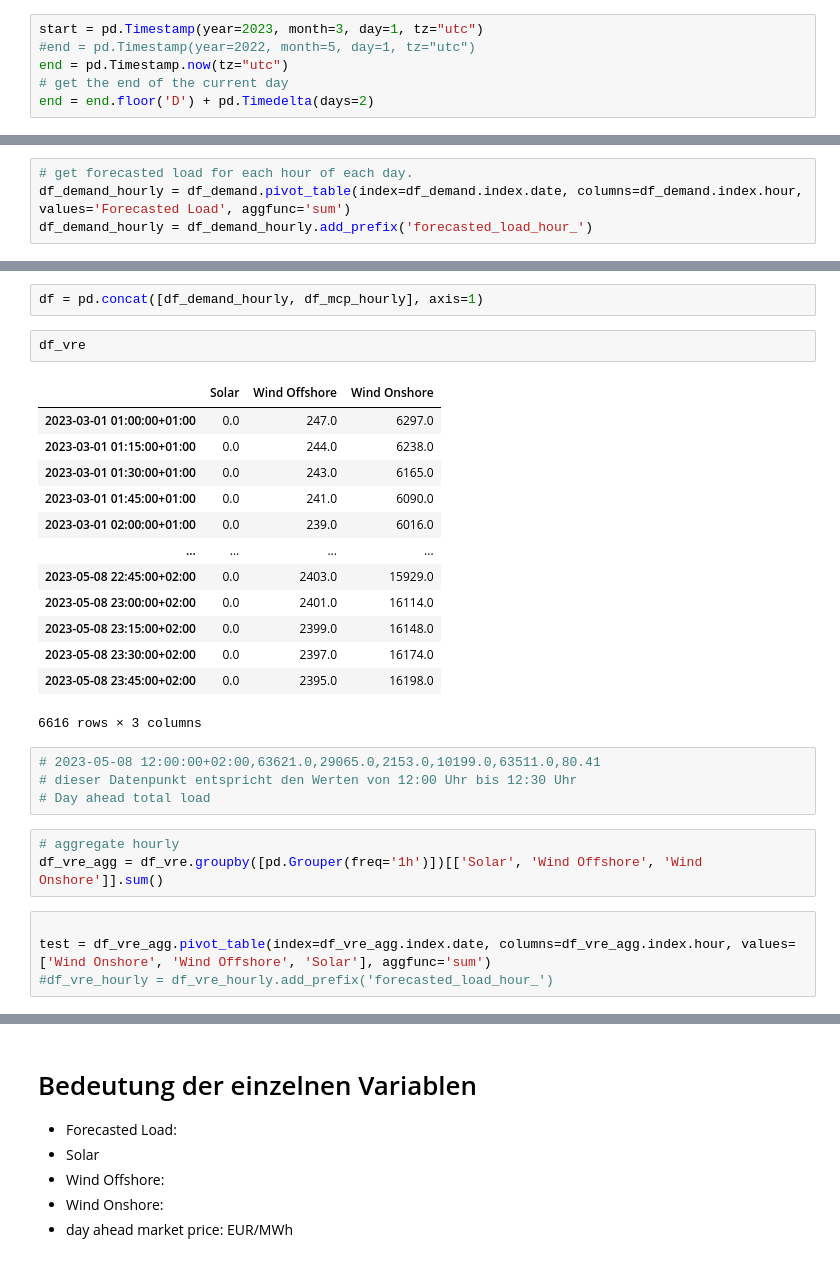
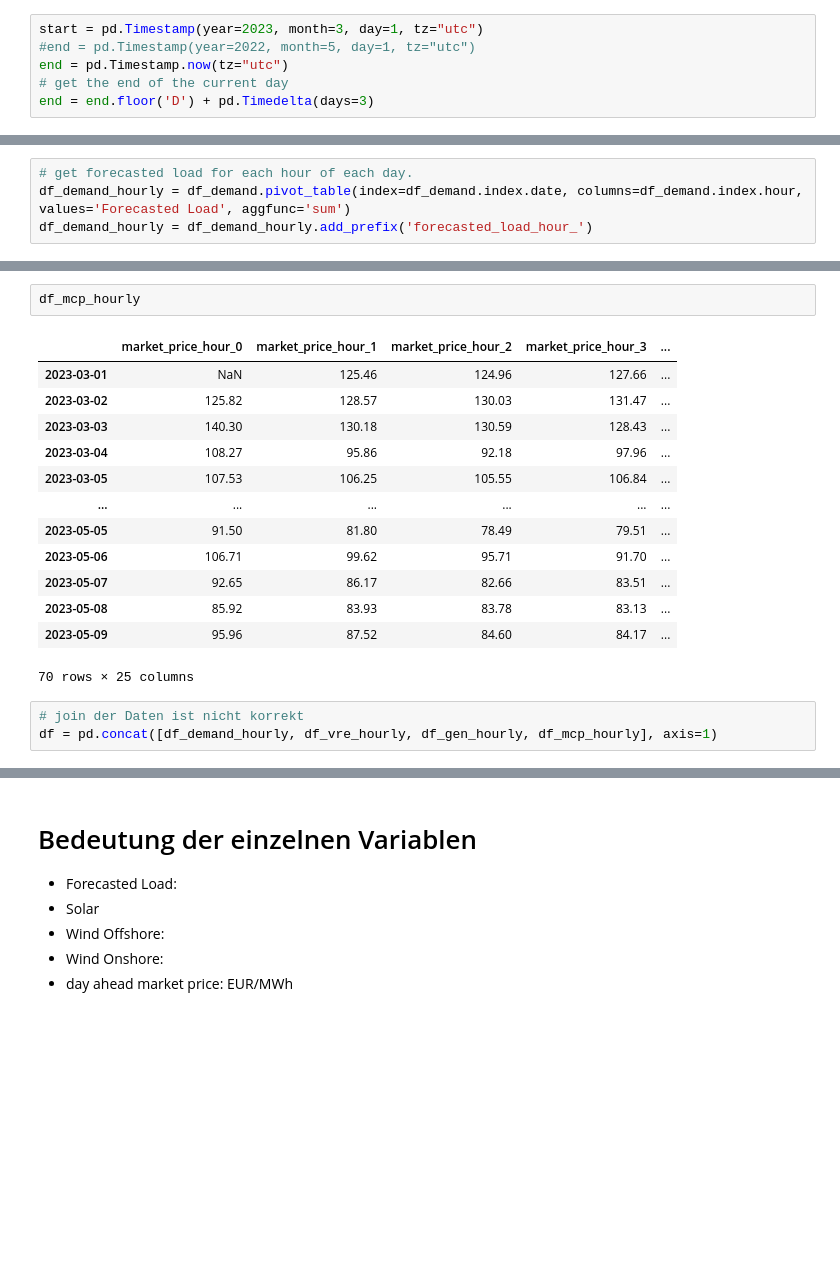
Before and after one commit to LouisSko/reinforcement-learning-for-power-plant-dispatch-in-electricity-markets, a Jupyter notebook: get_data.ipynb, the cells around one changed output, grey strips where cells are left out. Saved outputs shown, nothing was run; the diff lists cells and outputs as text; blank space fills up the shorter version.

```diff
--- a/get_data.ipynb
+++ b/get_data.ipynb
@@ -7,6 +7,6 @@ start = pd.Timestamp(year=2023, month=3, day=1, tz="utc")
 #end = pd.Timestamp(year=2022, month=5, day=1, tz="utc")
 end = pd.Timestamp.now(tz="utc")
 # get the end of the current day
-end = end.floor('D') + pd.Timedelta(days=2)
+end = end.floor('D') + pd.Timedelta(days=3)
 # %%
 df_demand = get_demand(start, end)
@@ -31,29 +106,19 @@ df_demand_hourly = df_demand_hourly.add_prefix('forecasted_load_hour_')
+# %%
+df_mcp_hourly
+# %% [output]
+|  | market_price_hour_0 | market_price_hour_1 | market_price_hour_2 | market_price_hour_3 | ... |
+| 2023-03-01 | NaN | 125.46 | 124.96 | 127.66 | ... |
+| 2023-03-02 | 125.82 | 128.57 | 130.03 | 131.47 | ... |
+| 2023-03-03 | 140.30 | 130.18 | 130.59 | 128.43 | ... |
+| 2023-03-04 | 108.27 | 95.86 | 92.18 | 97.96 | ... |
+| 2023-03-05 | 107.53 | 106.25 | 105.55 | 106.84 | ... |
+| ... | ... | ... | ... | ... | ... |
+| 2023-05-05 | 91.50 | 81.80 | 78.49 | 79.51 | ... |
+| 2023-05-06 | 106.71 | 99.62 | 95.71 | 91.70 | ... |
+| 2023-05-07 | 92.65 | 86.17 | 82.66 | 83.51 | ... |
+| 2023-05-08 | 85.92 | 83.93 | 83.78 | 83.13 | ... |
+| 2023-05-09 | 95.96 | 87.52 | 84.60 | 84.17 | ... |
+70 rows × 25 columns
 # %%
-df = pd.concat([df_demand_hourly, df_mcp_hourly], axis=1)
+# join der Daten ist nicht korrekt
+df = pd.concat([df_demand_hourly, df_vre_hourly, df_gen_hourly, df_mcp_hourly], axis=1)
-# %%
-df_vre
-# %% [output]
-|  | Solar | Wind Offshore | Wind Onshore |
-| 2023-03-01 01:00:00+01:00 | 0.0 | 247.0 | 6297.0 |
-| 2023-03-01 01:15:00+01:00 | 0.0 | 244.0 | 6238.0 |
-| 2023-03-01 01:30:00+01:00 | 0.0 | 243.0 | 6165.0 |
-| 2023-03-01 01:45:00+01:00 | 0.0 | 241.0 | 6090.0 |
-| 2023-03-01 02:00:00+01:00 | 0.0 | 239.0 | 6016.0 |
-| ... | ... | ... | ... |
-| 2023-05-08 22:45:00+02:00 | 0.0 | 2403.0 | 15929.0 |
-| 2023-05-08 23:00:00+02:00 | 0.0 | 2401.0 | 16114.0 |
-| 2023-05-08 23:15:00+02:00 | 0.0 | 2399.0 | 16148.0 |
-| 2023-05-08 23:30:00+02:00 | 0.0 | 2397.0 | 16174.0 |
-| 2023-05-08 23:45:00+02:00 | 0.0 | 2395.0 | 16198.0 |
-6616 rows × 3 columns
-# %%
-# 2023-05-08 12:00:00+02:00,63621.0,29065.0,2153.0,10199.0,63511.0,80.41
-# dieser Datenpunkt entspricht den Werten von 12:00 Uhr bis 12:30 Uhr
-# Day ahead total load
-# %%
-# aggregate hourly
-df_vre_agg = df_vre.groupby([pd.Grouper(freq='1h')])[['Solar', 'Wind Offshore', 'Wind Onshore']].sum()
-# %%
-
-test = df_vre_agg.pivot_table(index=df_vre_agg.index.date, columns=df_vre_agg.index.hour, values=['Wind Onshore', 'Wind Offshore', 'Solar'], aggfunc='sum')
-#df_vre_hourly = df_vre_hourly.add_prefix('forecasted_load_hour_')
```
Also changed, not shown: parts of 16 cells of this notebook, 1 other file.
